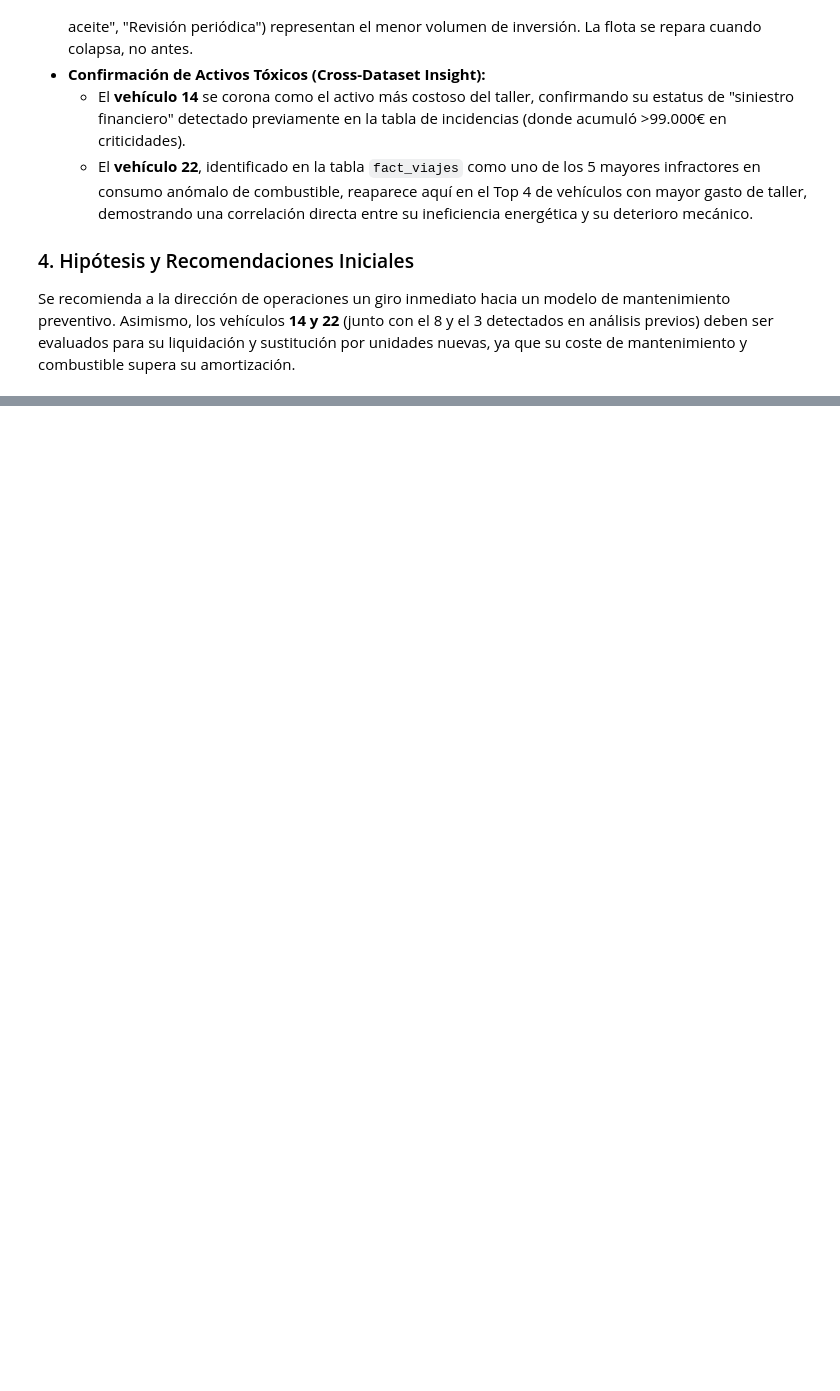
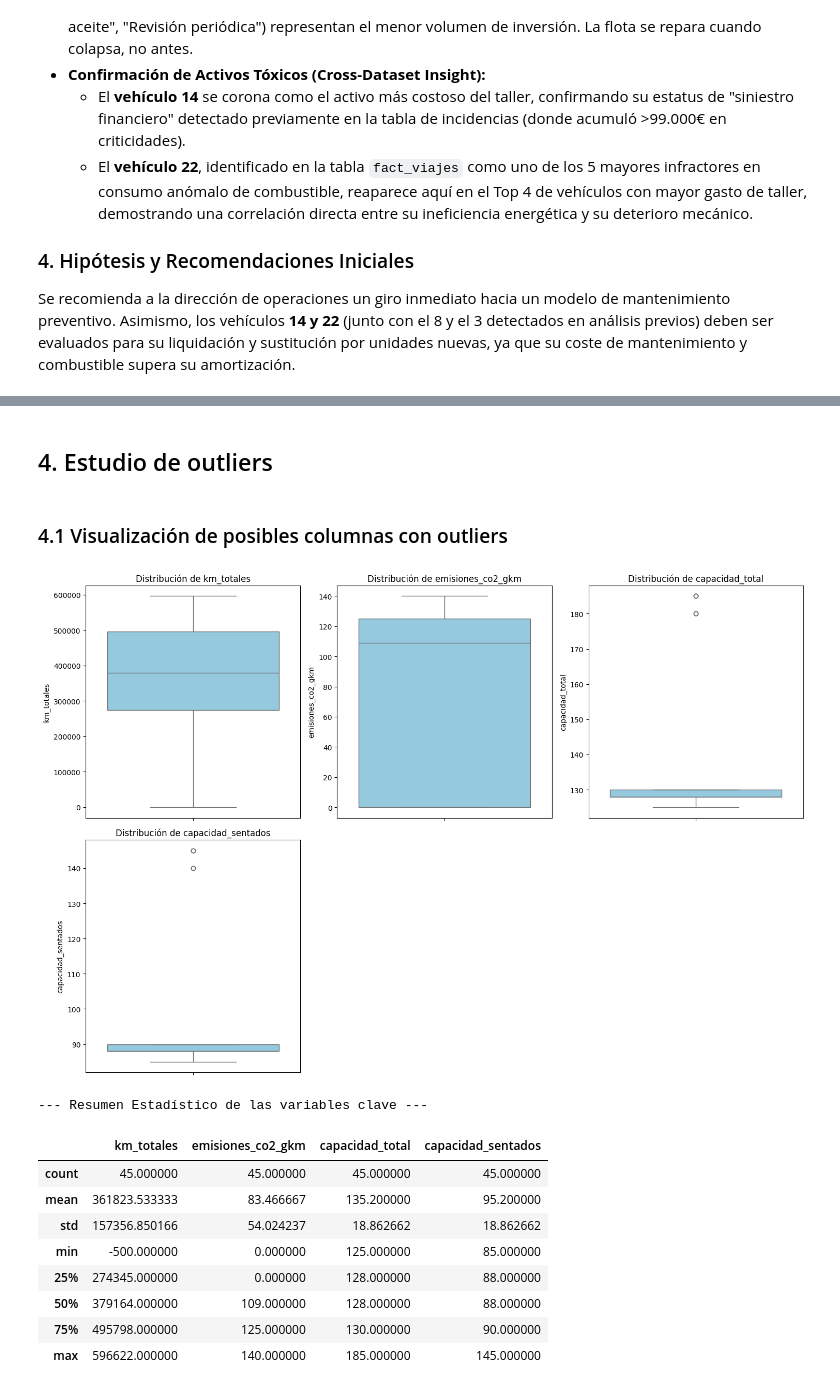
Before and after one commit to databaandsc/MetroBus_Analytics, a Jupyter notebook: 01_eda.ipynb, the cells around one changed output, grey strips where cells are left out. Cells and saved outputs as stored; diff of their text form; code cells hidden in the pictures; blank space fills up the shorter version.

```diff
--- a/01_eda.ipynb
+++ b/01_eda.ipynb
@@ -1074,0 +1218,16 @@ Se recomienda a la dirección de operaciones un giro inmediato hacia un modelo d
+# %%
+# --- NORMALIZACIÓN DE MARCA Y MODELO ---
+
+# 1. Cortamos el texto por el primer espacio (n=1) y creamos dos columnas (expand=True)
+nuevas_columnas = df_vehiculos['modelo'].str.split(' ', n=1, expand=True)
+
+# 2. Asignamos la marca a una columna nueva
+df_vehiculos['marca'] = nuevas_columnas[0]
+
+# 3. Sobrescribimos la columna original 'modelo' con el modelo asociado
+df_vehiculos['modelo'] = nuevas_columnas[1]
+
+# 4. Reordenamos visualmente y comprobamos el resultado
+columnas_clave = ['vehiculo_id', 'matricula', 'marca', 'modelo', 'combustible']
+print("--- Tabla de Dimensiones Normalizada ---")
+display(df_vehiculos[columnas_clave].tail())
@@ -1074,0 +1257,43 @@ Se recomienda a la dirección de operaciones un giro inmediato hacia un modelo d
+# %%
+# Unificamos el formato del texto: "Diesel", "diesel", "DIESEL" -> "Diesel"
+df_vehiculos['combustible'] = df_vehiculos['combustible'].str.capitalize()
+# %% [markdown]
+## 4. Estudio de outliers
+# %% [markdown]
+### 4.1 Visualización de posibles columnas con outliers
+# %%
+# 1. Seleccionamos las columnas de interés para la visualización
+columnas_outliers = [
+    'km_totales',
+    'emisiones_co2_gkm',
+    'capacidad_total',
+    'capacidad_sentados'
+]
+
+# 2. Configuración visual
+plt.figure(figsize=(15, 10))
+
+# El bucle recorre nuestras columnas y pinta un Boxplot (gráfico de caja) para cada una
+for i, col in enumerate(columnas_outliers, 1):
+    plt.subplot(2, 3, i) # Crea una cuadrícula de 2 filas por 3 columnas
+    sns.boxplot(y=df_vehiculos[col], color='skyblue')
+    plt.title(f'Distribución de {col}')
+
+plt.tight_layout() # Ajusta los márgenes automáticamente para que no se pisen
+plt.show()
+
+# 3. Resumen estadístico de las variables clave
+print("\n--- Resumen Estadístico de las variables clave ---")
+display(df_vehiculos[columnas_outliers].describe())
+# %% [output]
+[figure, added]
+--- Resumen Estadístico de las variables clave ---
+|  | km_totales | emisiones_co2_gkm | capacidad_total | capacidad_sentados |
+| count | 45.000000 | 45.000000 | 45.000000 | 45.000000 |
+| mean | 361823.533333 | 83.466667 | 135.200000 | 95.200000 |
+| std | 157356.850166 | 54.024237 | 18.862662 | 18.862662 |
+| min | -500.000000 | 0.000000 | 125.000000 | 85.000000 |
+| 25% | 274345.000000 | 0.000000 | 128.000000 | 88.000000 |
+| 50% | 379164.000000 | 109.000000 | 128.000000 | 88.000000 |
+| 75% | 495798.000000 | 125.000000 | 130.000000 | 90.000000 |
+| max | 596622.000000 | 140.000000 | 185.000000 | 145.000000 |
```
Also changed, not shown: parts of 27 cells of this notebook.
